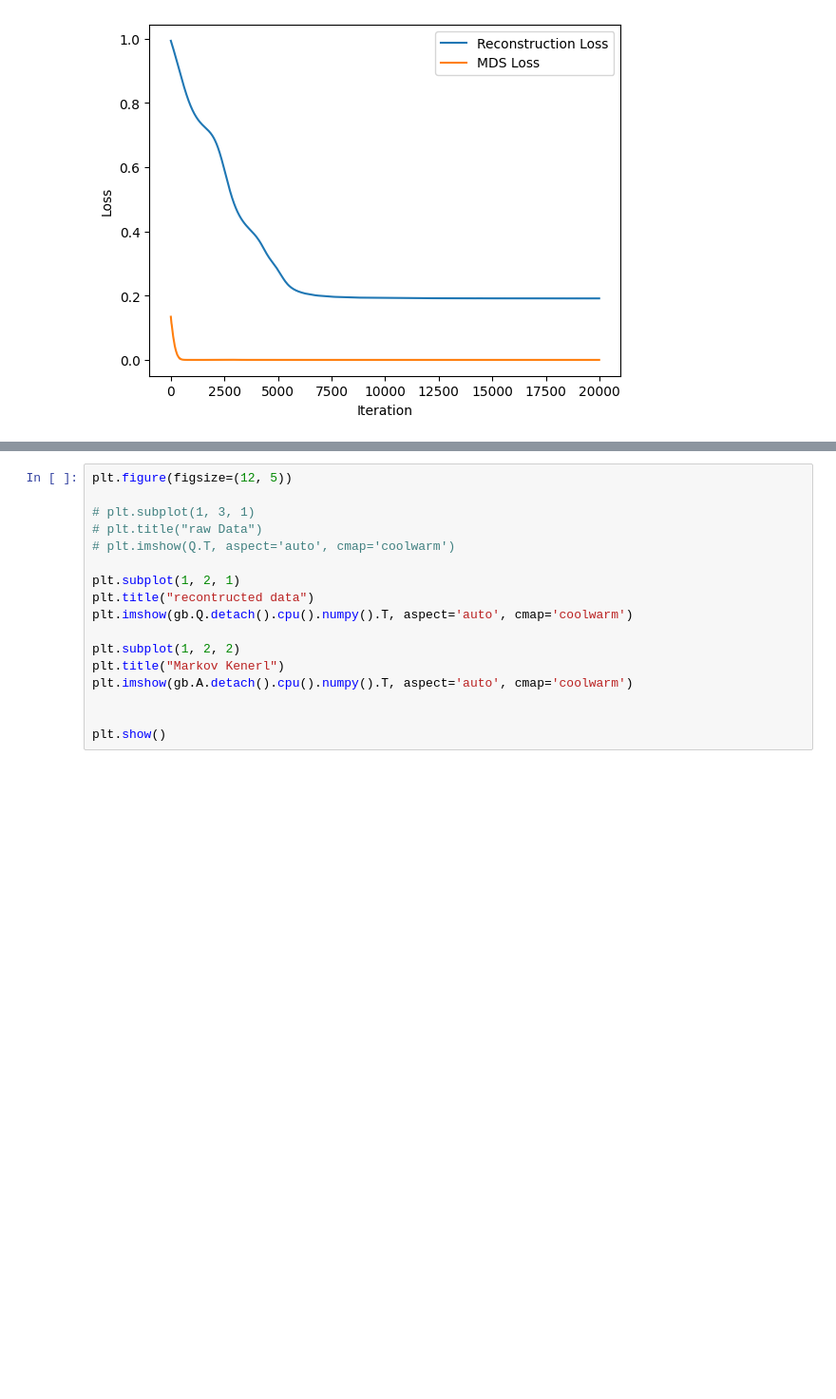
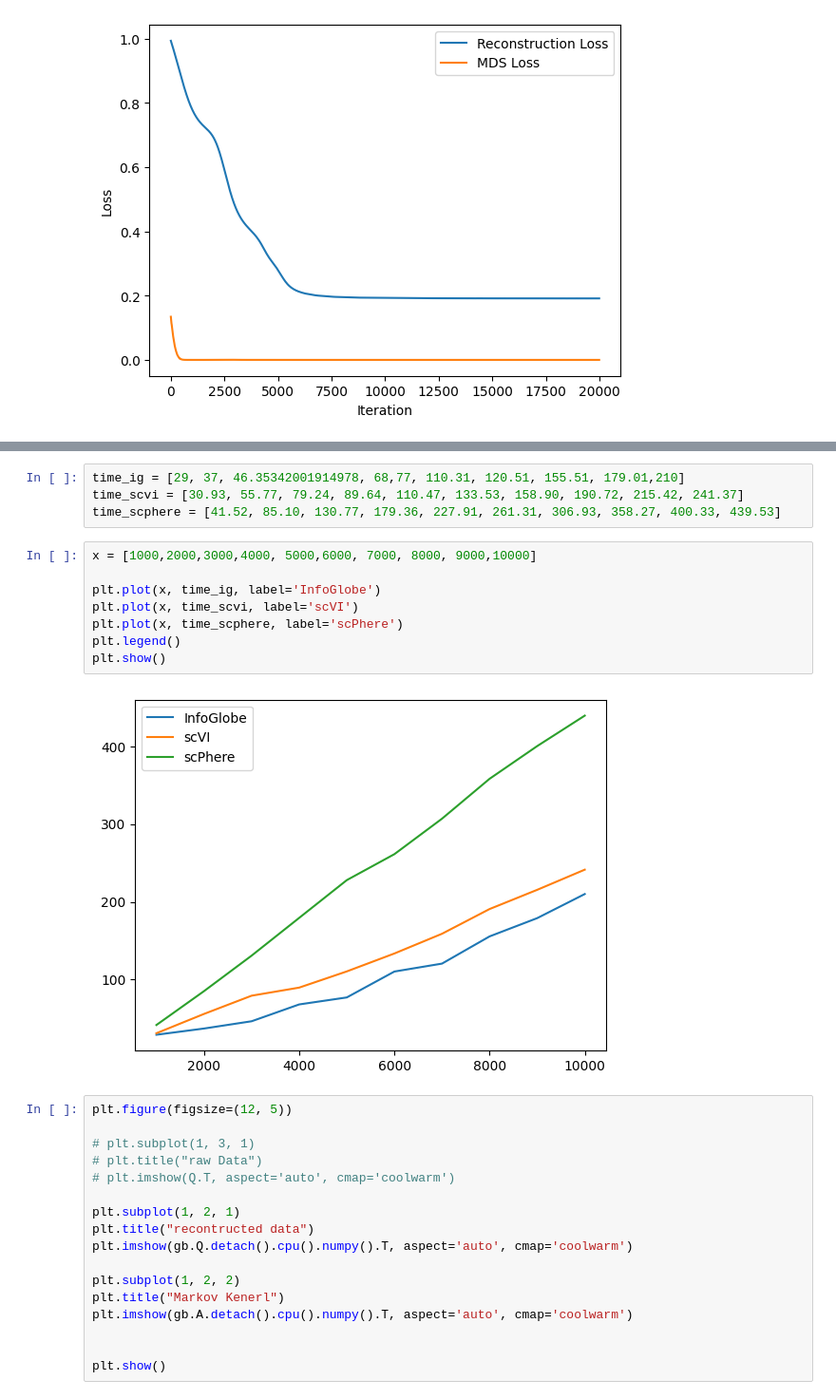
Before and after one commit to ChengWan9/InfoGlobe_ICML, a Jupyter notebook: test.ipynb, the cells around one changed output, grey strips where cells are left out. Shown at 95% size. Saved outputs shown, nothing was run; the diff lists cells and outputs as text; blank space fills up the shorter version.

```diff
--- a/test.ipynb
+++ b/test.ipynb
@@ -46,3 +103,17 @@ plt.show()
+# %%
+time_ig = [29, 37, 46.35342001914978, 68,77, 110.31, 120.51, 155.51, 179.01,210]
+time_scvi = [30.93, 55.77, 79.24, 89.64, 110.47, 133.53, 158.90, 190.72, 215.42, 241.37]
+time_scphere = [41.52, 85.10, 130.77, 179.36, 227.91, 261.31, 306.93, 358.27, 400.33, 439.53]
+# %%
+x = [1000,2000,3000,4000, 5000,6000, 7000, 8000, 9000,10000]
+
+plt.plot(x, time_ig, label='InfoGlobe')
+plt.plot(x, time_scvi, label='scVI')
+plt.plot(x, time_scphere, label='scPhere')
+plt.legend()
+plt.show()
+# %% [output]
+[figure, added]
 # %%
 plt.figure(figsize=(12, 5))
 
```
Also changed, not shown: parts of 16 cells of this notebook, 5 other files.
